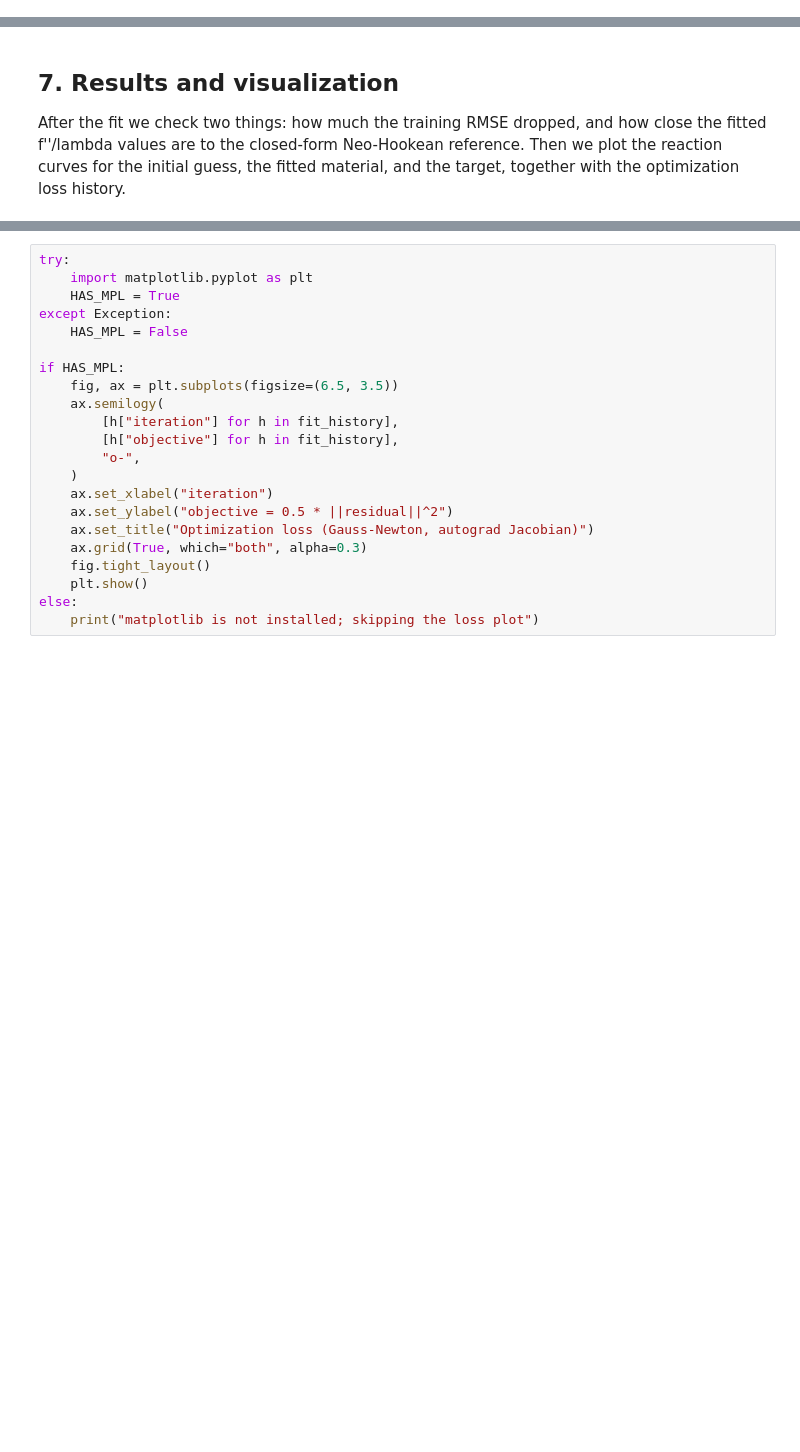
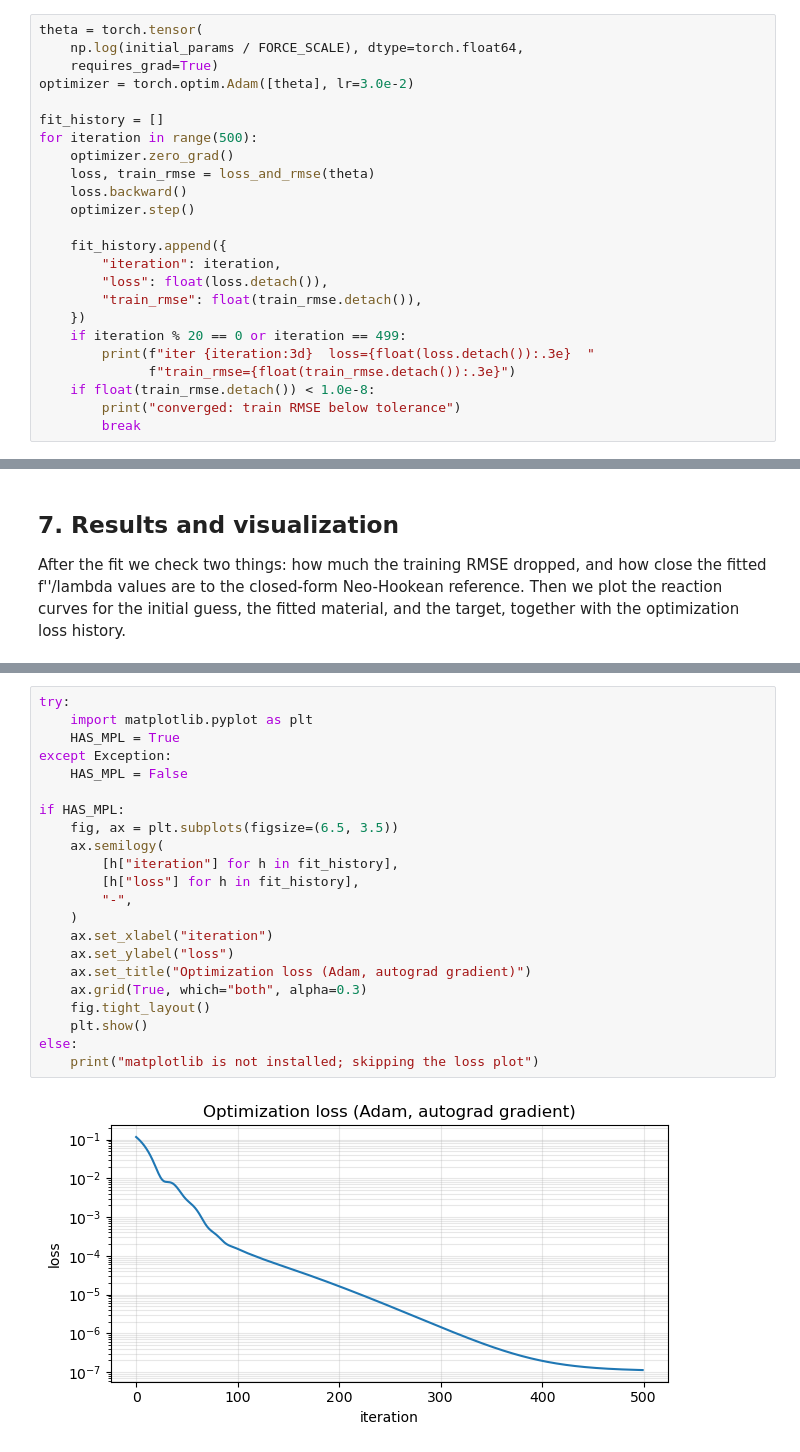
Before and after one commit to annajcy/libpgo, a Jupyter notebook: examples/experiments/systematic_poking_fit_reaction_force/static_solve_fitting.ipynb, the cells around one changed output, grey strips where cells are left out. Drawn from its saved outputs; the diff is of its cells as text; blank space fills up the shorter version.

```diff
--- a/examples/experiments/systematic_poking_fit_reaction_force/static_solve_fitting.ipynb
+++ b/examples/experiments/systematic_poking_fit_reaction_force/static_solve_fitting.ipynb
@@ -560,0 +523,24 @@ theta, fit_history = fit_parameters(theta0)
+# %%
+theta = torch.tensor(
+    np.log(initial_params / FORCE_SCALE), dtype=torch.float64,
+    requires_grad=True)
+optimizer = torch.optim.Adam([theta], lr=3.0e-2)
+
+fit_history = []
+for iteration in range(500):
+    optimizer.zero_grad()
+    loss, train_rmse = loss_and_rmse(theta)
+    loss.backward()
+    optimizer.step()
+
+    fit_history.append({
+        "iteration": iteration,
+        "loss": float(loss.detach()),
+        "train_rmse": float(train_rmse.detach()),
+    })
+    if iteration % 20 == 0 or iteration == 499:
+        print(f"iter {iteration:3d}  loss={float(loss.detach()):.3e}  "
+              f"train_rmse={float(train_rmse.detach()):.3e}")
+    if float(train_rmse.detach()) < 1.0e-8:
+        print("converged: train RMSE below tolerance")
+        break
@@ -618,22 +641,24 @@ else:
 # %%
 try:
     import matplotlib.pyplot as plt
     HAS_MPL = True
 except Exception:
     HAS_MPL = False
 
 if HAS_MPL:
     fig, ax = plt.subplots(figsize=(6.5, 3.5))
     ax.semilogy(
         [h["iteration"] for h in fit_history],
-        [h["objective"] for h in fit_history],
-        "o-",
+        [h["loss"] for h in fit_history],
+        "-",
     )
     ax.set_xlabel("iteration")
-    ax.set_ylabel("objective = 0.5 * ||residual||^2")
-    ax.set_title("Optimization loss (Gauss-Newton, autograd Jacobian)")
+    ax.set_ylabel("loss")
+    ax.set_title("Optimization loss (Adam, autograd gradient)")
     ax.grid(True, which="both", alpha=0.3)
     fig.tight_layout()
     plt.show()
 else:
     print("matplotlib is not installed; skipping the loss plot")
+# %% [output]
+[figure, added]
```
Also changed, not shown: parts of 16 cells of this notebook, 2 other files.
